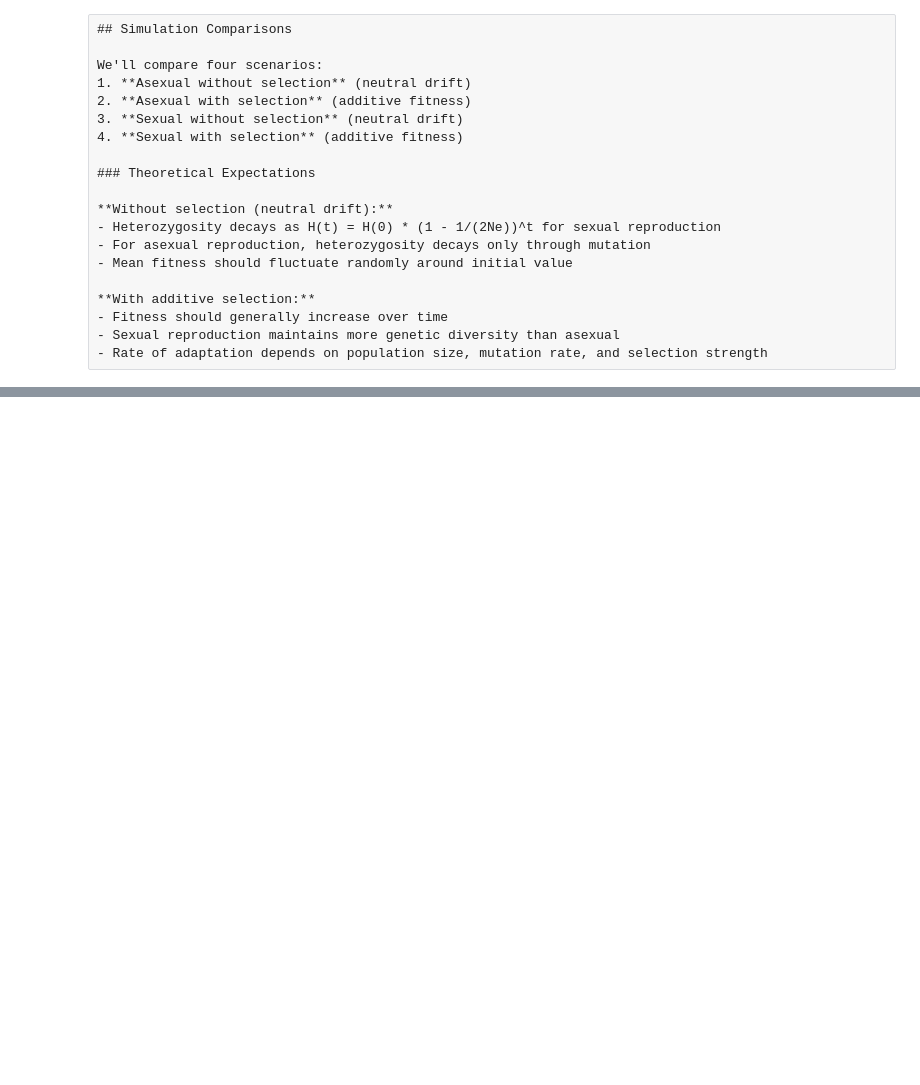
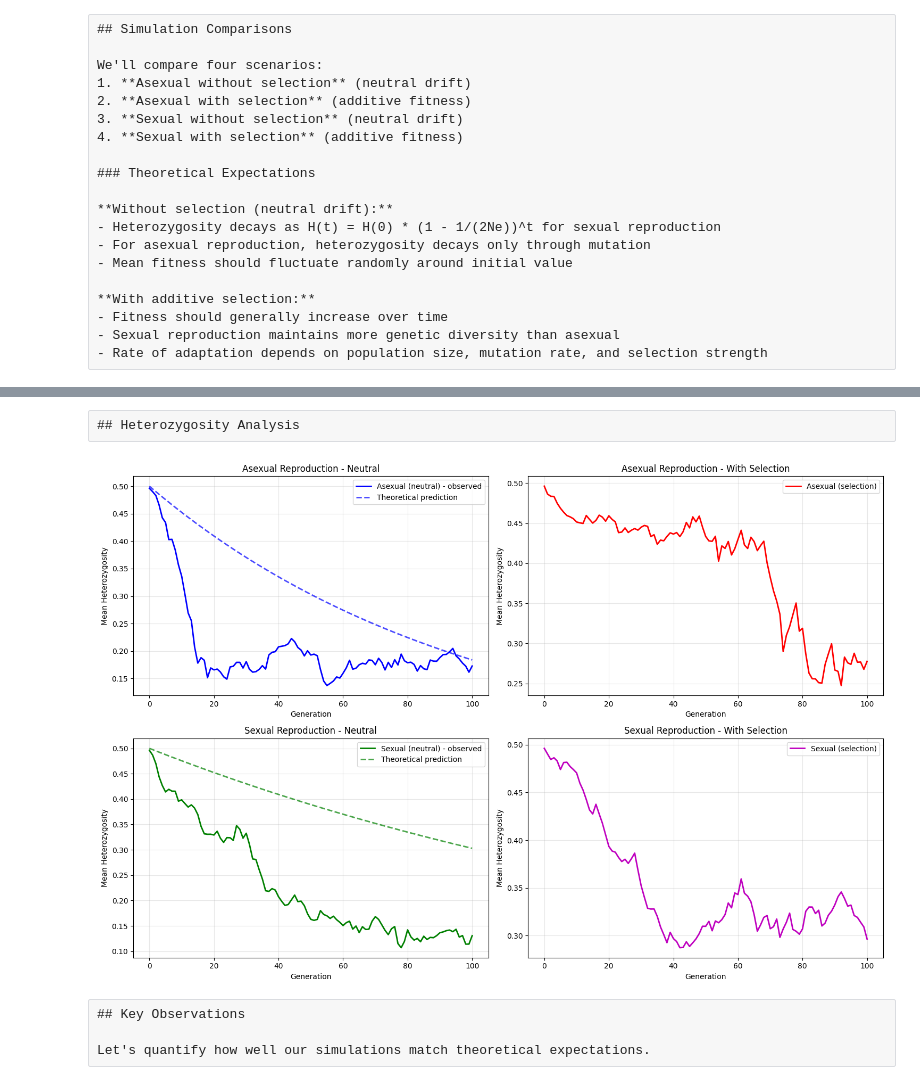
Before and after one commit to niallc/simple-popgen-simulator, a Jupyter notebook: analysis/simulation_analysis.ipynb, the cells around one changed output, grey strips where cells are left out. Cells and saved outputs as stored; diff of their text form; code cells hidden in the pictures; blank space fills up the shorter version.

```diff
--- a/analysis/simulation_analysis.ipynb
+++ b/analysis/simulation_analysis.ipynb
@@ -109,0 +252,52 @@ plt.show()
+# %% [raw]
+## Heterozygosity Analysis
+# %%
+# Compare heterozygosity evolution with theoretical predictions
+fig, ((ax1, ax2), (ax3, ax4)) = plt.subplots(2, 2, figsize=(15, 10))
+
+# Asexual scenarios
+ax1.plot(results_asex_neutral['generation'], results_asex_neutral['mean_heterozygosity'],
+         'b-', linewidth=2, label='Asexual (neutral) - observed')
+ax1.plot(generations, theoretical_hetero_asex_neutral,
+         'b--', linewidth=2, alpha=0.7, label='Theoretical prediction')
+ax1.set_xlabel('Generation')
+ax1.set_ylabel('Mean Heterozygosity')
+ax1.set_title('Asexual Reproduction - Neutral')
+ax1.legend()
+ax1.grid(True, alpha=0.3)
+
+ax2.plot(results_asex_selection['generation'], results_asex_selection['mean_heterozygosity'],
+         'r-', linewidth=2, label='Asexual (selection)')
+ax2.set_xlabel('Generation')
+ax2.set_ylabel('Mean Heterozygosity')
+ax2.set_title('Asexual Reproduction - With Selection')
+ax2.legend()
+ax2.grid(True, alpha=0.3)
+
+# Sexual scenarios
+ax3.plot(results_sex_neutral['generation'], results_sex_neutral['mean_heterozygosity'],
+         'g-', linewidth=2, label='Sexual (neutral) - observed')
+ax3.plot(generations, theoretical_hetero_sexual_neutral,
+         'g--', linewidth=2, alpha=0.7, label='Theoretical prediction')
+ax3.set_xlabel('Generation')
+ax3.set_ylabel('Mean Heterozygosity')
+ax3.set_title('Sexual Reproduction - Neutral')
+ax3.legend()
+ax3.grid(True, alpha=0.3)
+
+ax4.plot(results_sex_selection['generation'], results_sex_selection['mean_heterozygosity'],
+         'm-', linewidth=2, label='Sexual (selection)')
+ax4.set_xlabel('Generation')
+ax4.set_ylabel('Mean Heterozygosity')
+ax4.set_title('Sexual Reproduction - With Selection')
+ax4.legend()
+ax4.grid(True, alpha=0.3)
+
+plt.tight_layout()
+plt.show()
+# %% [output]
+[figure, added]
+# %% [raw]
+## Key Observations
+
+Let's quantify how well our simulations match theoretical expectations.
```
Also changed, not shown: parts of 13 cells of this notebook, 1 other file.
